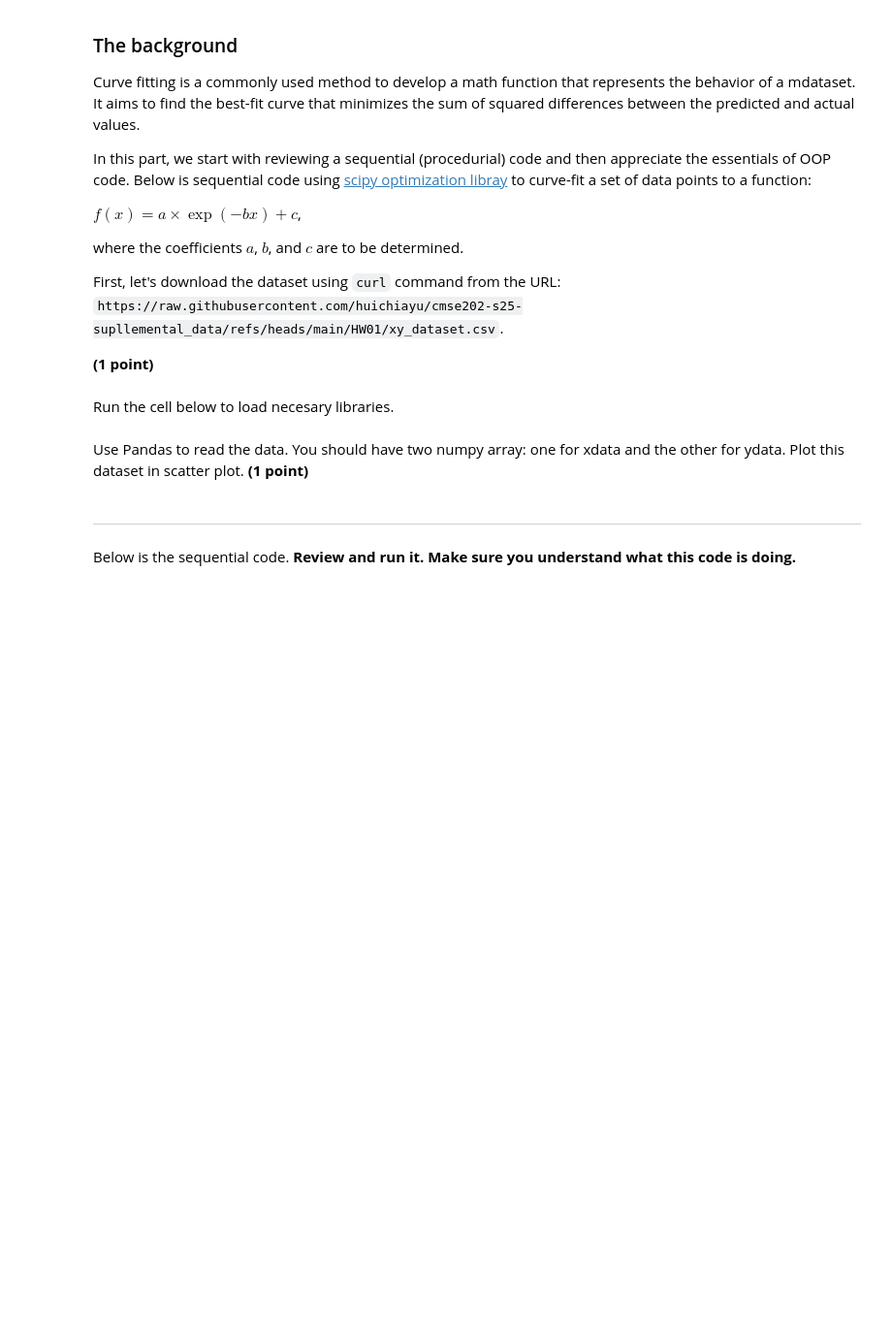
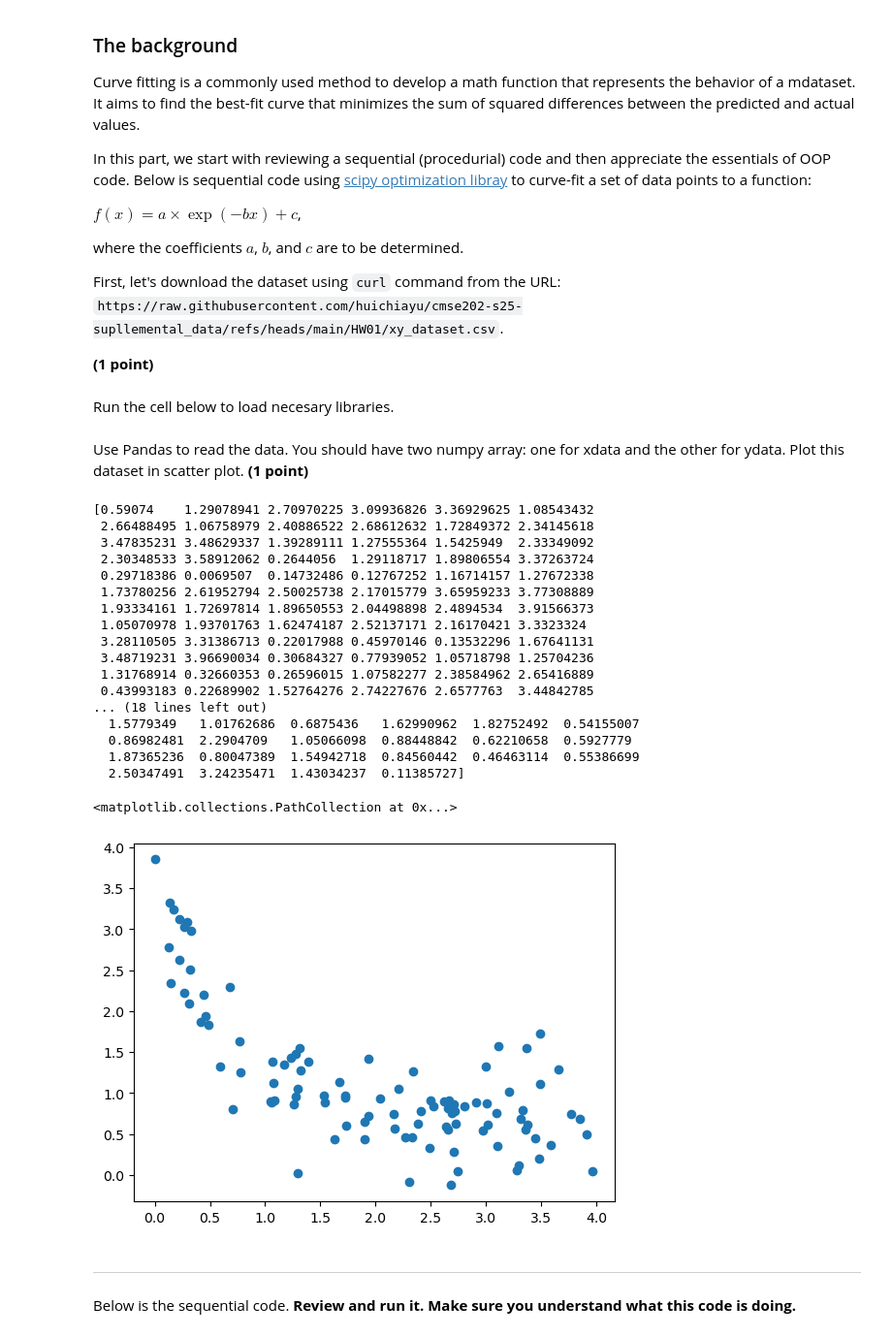
Before and after one commit to jackcienkus/CMSE202-s25-turnin, a Jupyter notebook: hw-01/HW-01_GitPracticeDebuggingPythonPackagesAndClasses-SS25-STUDENT.ipynb, the cells around one changed output. Shown: that part at 97% size. Cells and saved outputs as stored; diff of their text form; code cells hidden in the pictures; blank space fills up the shorter version.

```diff
--- a/hw-01/HW-01_GitPracticeDebuggingPythonPackagesAndClasses-SS25-STUDENT.ipynb
+++ b/hw-01/HW-01_GitPracticeDebuggingPythonPackagesAndClasses-SS25-STUDENT.ipynb
@@ -515,11 +462,36 @@ Use Pandas to read the data. You should have two numpy array: one for xdata and
 # %%
 # write your code in this cell
 
+xy_data = pd.read_csv("xy_dataset.csv")
 
+xdata = np.array(xy_data.iloc[:,0])
+ydata = np.array(xy_data.iloc[:,1])
 
 # print the values
 print(xdata)
 print(ydata)
+
+plt.scatter(xdata, ydata)
+# %% [output]
+[0.59074    1.29078941 2.70970225 3.09936826 3.36929625 1.08543432
+ 2.66488495 1.06758979 2.40886522 2.68612632 1.72849372 2.34145618
+ 3.47835231 3.48629337 1.39289111 1.27555364 1.5425949  2.33349092
+ 2.30348533 3.58912062 0.2644056  1.29118717 1.89806554 3.37263724
+ 0.29718386 0.0069507  0.14732486 0.12767252 1.16714157 1.27672338
+ 1.73780256 2.61952794 2.50025738 2.17015779 3.65959233 3.77308889
+ 1.93334161 1.72697814 1.89650553 2.04498898 2.4894534  3.91566373
+ 1.05070978 1.93701763 1.62474187 2.52137171 2.16170421 3.3323324
+ 3.28110505 3.31386713 0.22017988 0.45970146 0.13532296 1.67641131
+ 3.48719231 3.96690034 0.30684327 0.77939052 1.05718798 1.25704236
+ 1.31768914 0.32660353 0.26596015 1.07582277 2.38584962 2.65416889
+ 0.43993183 0.22689902 1.52764276 2.74227676 2.6577763  3.44842785
+... (18 lines left out)
+  1.5779349   1.01762686  0.6875436   1.62990962  1.82752492  0.54155007
+  0.86982481  2.2904709   1.05066098  0.88448842  0.62210658  0.5927779
+  1.87365236  0.80047389  1.54942718  0.84560442  0.46463114  0.55386699
+  2.50347491  3.24235471  1.43034237  0.11385727]
+<matplotlib.collections.PathCollection at 0x...>
+[figure, added]
 # %% [markdown]
 ---
 Below is the sequential code. **Review and run it. Make sure you understand what this code is doing.**
```
Also changed, not shown: parts of 30 cells of this notebook.
